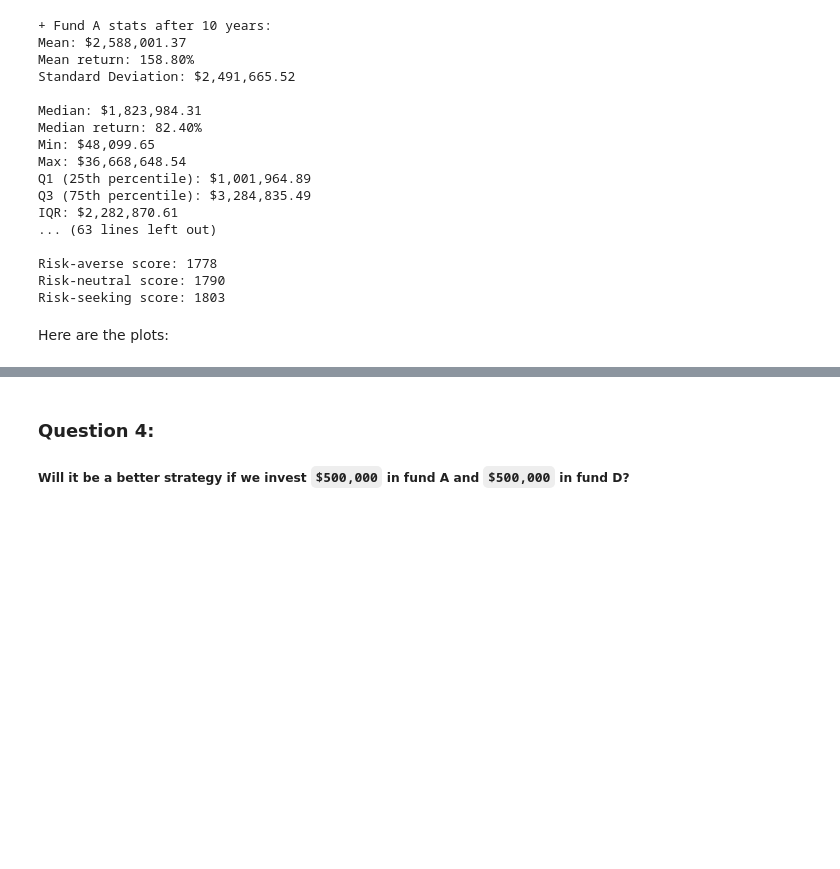
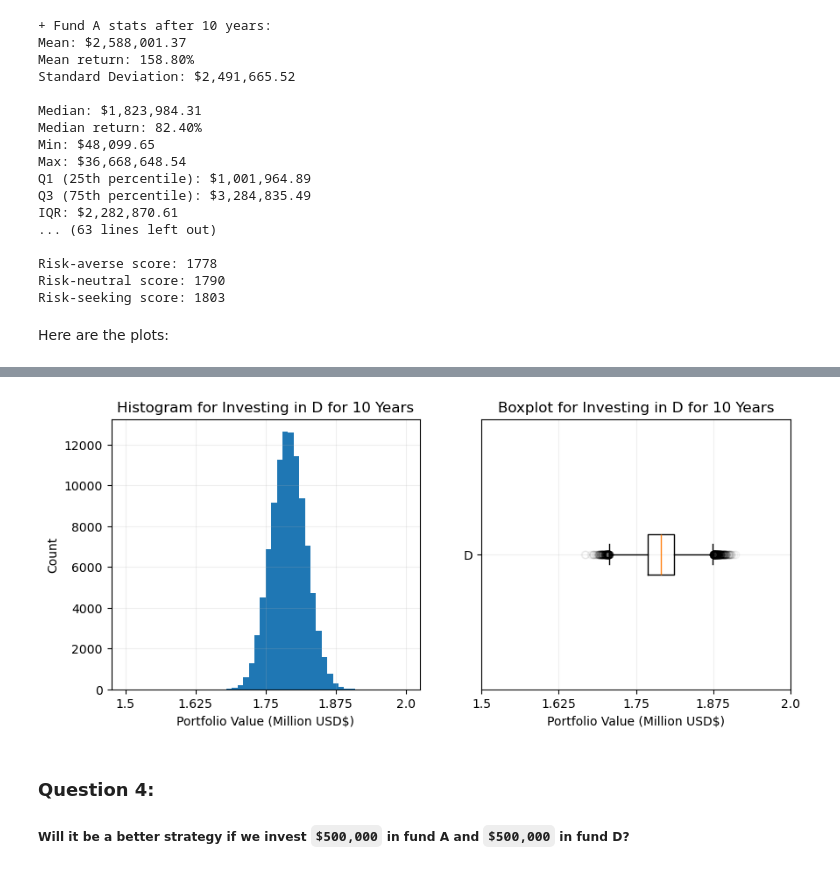
Before and after one commit to myin27/OR442-Term-Project, a Jupyter notebook: project.ipynb, the cells around one changed output, grey strips where cells are left out. Saved outputs shown, nothing was run; the diff lists cells and outputs as text; code cells hidden in the pictures; blank space fills up the shorter version.

```diff
--- a/project.ipynb
+++ b/project.ipynb
@@ -428,3 +477,26 @@ plt.show()
+# %%
+# fund D
+
+fig, (ax1, ax2) = plt.subplots(1, 2, figsize=(10, 4))
+
+histogram = ax1.hist(fund_D_values, bins=range(1500000, 2000001, 10000)) # each bin will be 10k
+ax1.grid(alpha=0.2)
+ax1.set_title("Histogram for Investing in D for 10 Years")
+ax1.set_xlabel("Portfolio Value (Million USD$)")
+ax1.set_xticks(range(1500000, 2000001, 125000), list(np.arange(1.5, 2.01, 0.125))) # type: ignore
+ax1.set_ylabel("Count")
+
+box_plot = ax2.boxplot(fund_D_values, vert=False, flierprops={"alpha": 0.05})
+ax2.grid(alpha=0.2)
+ax2.set_title("Boxplot for Investing in D for 10 Years")
+ax2.set_xlabel("Portfolio Value (Million USD$)")
+ax2.set_xticks(range(1500000, 2000001, 125000), list(np.arange(1.5, 2.01, 0.125))) # type: ignore
+ax2.set_yticks([1], ["D"])
+ax2.set_xlim(1500000,2000001)
+
+plt.show()
+# %% [output]
+[figure, added]
 # %% [markdown]
 ### Question 4:
 
```
Also changed, not shown: parts of 8 cells of this notebook.
